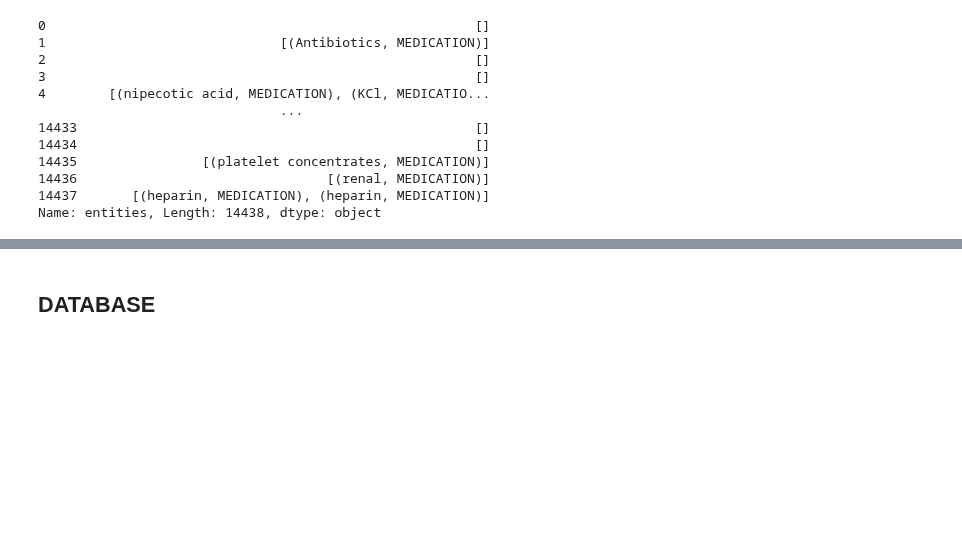
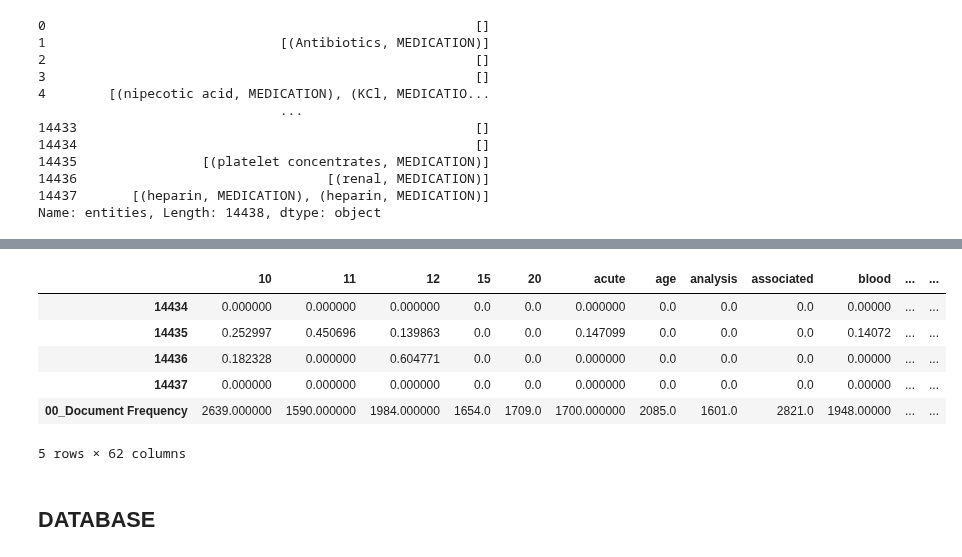
Before and after one commit to vitomarcorubino/MedicalTextNLP, a Jupyter notebook: medicalTextNLP.ipynb, the cells around one changed output, grey strips where cells are left out. Saved outputs shown, nothing was run; the diff lists cells and outputs as text; code cells hidden in the pictures; blank space fills up the shorter version.

```diff
--- a/medicalTextNLP.ipynb
+++ b/medicalTextNLP.ipynb
@@ -531,3 +560,13 @@ Name: entities, Length: 14438, dtype: object
+# %%
+tfidf_df.tail()
+# %% [output]
+|  | 10 | 11 | 12 | 15 | 20 | acute | age | analysis | associated | blood | ... | ... |
+| 14434 | 0.000000 | 0.000000 | 0.000000 | 0.0 | 0.0 | 0.000000 | 0.0 | 0.0 | 0.0 | 0.00000 | ... | ... |
+| 14435 | 0.252997 | 0.450696 | 0.139863 | 0.0 | 0.0 | 0.147099 | 0.0 | 0.0 | 0.0 | 0.14072 | ... | ... |
+| 14436 | 0.182328 | 0.000000 | 0.604771 | 0.0 | 0.0 | 0.000000 | 0.0 | 0.0 | 0.0 | 0.00000 | ... | ... |
+| 14437 | 0.000000 | 0.000000 | 0.000000 | 0.0 | 0.0 | 0.000000 | 0.0 | 0.0 | 0.0 | 0.00000 | ... | ... |
+| 00_Document Frequency | 2639.000000 | 1590.000000 | 1984.000000 | 1654.0 | 1709.0 | 1700.000000 | 2085.0 | 1601.0 | 2821.0 | 1948.00000 | ... | ... |
+5 rows × 62 columns
 # %% [markdown]
 ## DATABASE
 # %% [markdown]
```
Also changed, not shown: parts of 8 cells of this notebook.
